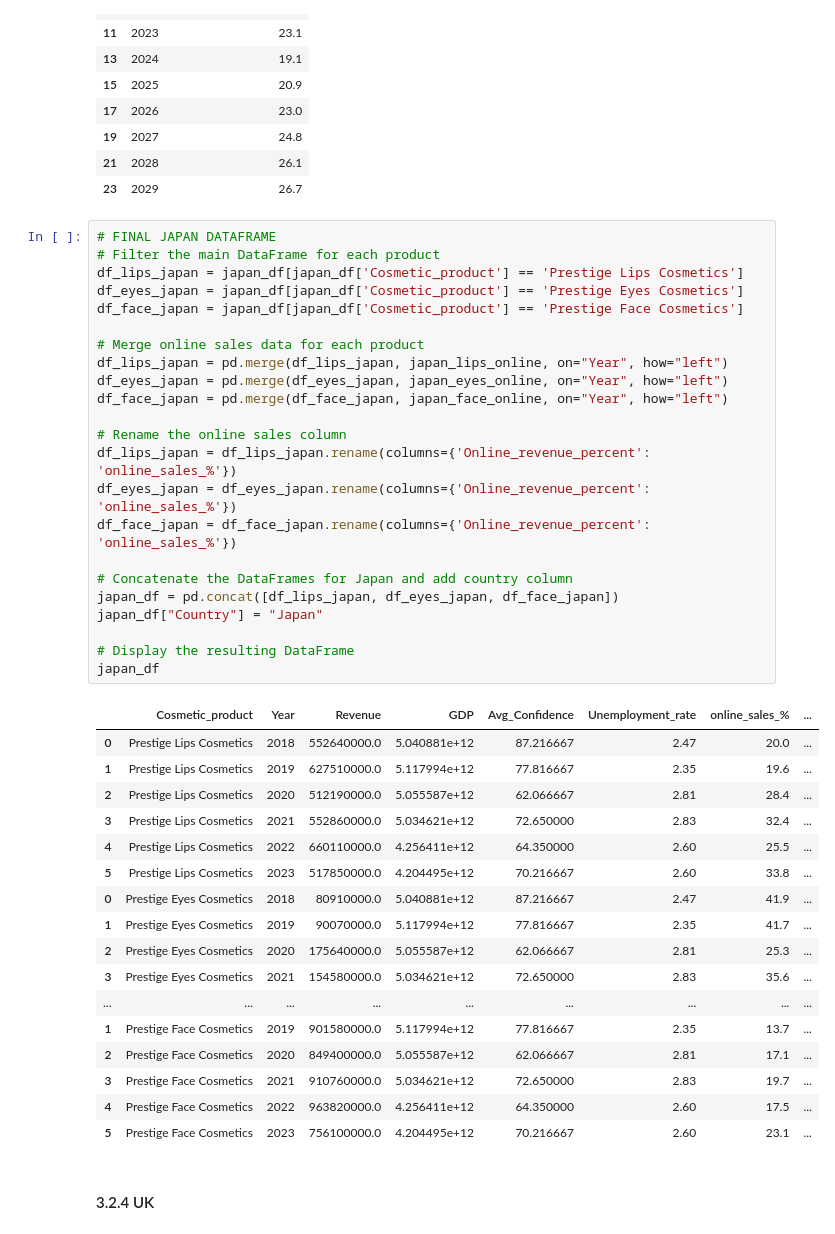
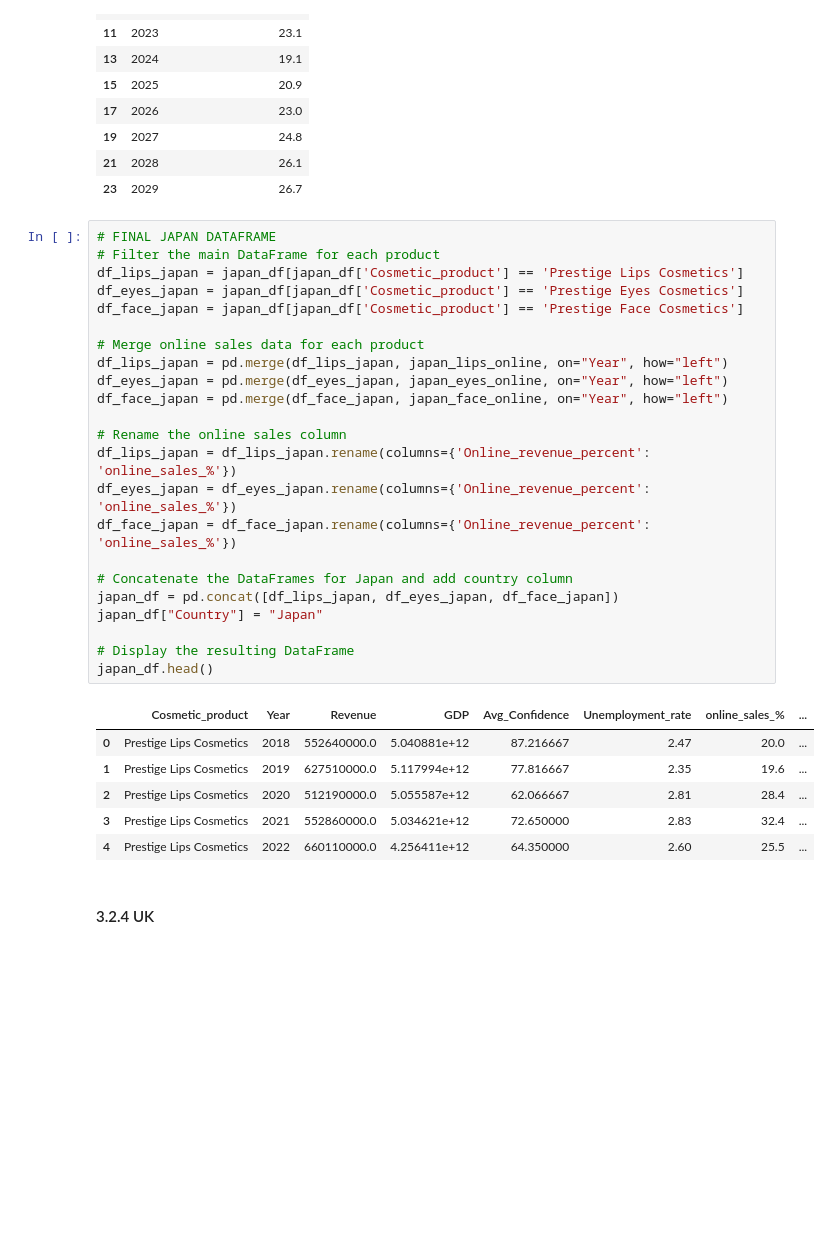
Before and after one commit to kaitlinjohnson1/Luxury_goods_project, a Jupyter notebook: code/visualisations_code.ipynb, the cells around one changed output. Drawn from its saved outputs; the diff is of its cells as text; blank space fills up the shorter version.

```diff
--- a/code/visualisations_code.ipynb
+++ b/code/visualisations_code.ipynb
@@ -1098,44 +1098,33 @@ japan_face_online
 # %%
 # FINAL JAPAN DATAFRAME
 # Filter the main DataFrame for each product
 df_lips_japan = japan_df[japan_df['Cosmetic_product'] == 'Prestige Lips Cosmetics']
 df_eyes_japan = japan_df[japan_df['Cosmetic_product'] == 'Prestige Eyes Cosmetics']
 df_face_japan = japan_df[japan_df['Cosmetic_product'] == 'Prestige Face Cosmetics']
 
 # Merge online sales data for each product
 df_lips_japan = pd.merge(df_lips_japan, japan_lips_online, on="Year", how="left")
 df_eyes_japan = pd.merge(df_eyes_japan, japan_eyes_online, on="Year", how="left")
 df_face_japan = pd.merge(df_face_japan, japan_face_online, on="Year", how="left")
 
 # Rename the online sales column
 df_lips_japan = df_lips_japan.rename(columns={'Online_revenue_percent': 'online_sales_%'})
 df_eyes_japan = df_eyes_japan.rename(columns={'Online_revenue_percent': 'online_sales_%'})
 df_face_japan = df_face_japan.rename(columns={'Online_revenue_percent': 'online_sales_%'})
 
 # Concatenate the DataFrames for Japan and add country column
 japan_df = pd.concat([df_lips_japan, df_eyes_japan, df_face_japan])
 japan_df["Country"] = "Japan"
 
 # Display the resulting DataFrame
-japan_df
+japan_df.head()
 # %% [output]
 |  | Cosmetic_product | Year | Revenue | GDP | Avg_Confidence | Unemployment_rate | online_sales_% | ... |
 | 0 | Prestige Lips Cosmetics | 2018 | 552640000.0 | 5.040881e+12 | 87.216667 | 2.47 | 20.0 | ... |
 | 1 | Prestige Lips Cosmetics | 2019 | 627510000.0 | 5.117994e+12 | 77.816667 | 2.35 | 19.6 | ... |
 | 2 | Prestige Lips Cosmetics | 2020 | 512190000.0 | 5.055587e+12 | 62.066667 | 2.81 | 28.4 | ... |
 | 3 | Prestige Lips Cosmetics | 2021 | 552860000.0 | 5.034621e+12 | 72.650000 | 2.83 | 32.4 | ... |
 | 4 | Prestige Lips Cosmetics | 2022 | 660110000.0 | 4.256411e+12 | 64.350000 | 2.60 | 25.5 | ... |
-| 5 | Prestige Lips Cosmetics | 2023 | 517850000.0 | 4.204495e+12 | 70.216667 | 2.60 | 33.8 | ... |
-| 0 | Prestige Eyes Cosmetics | 2018 | 80910000.0 | 5.040881e+12 | 87.216667 | 2.47 | 41.9 | ... |
-| 1 | Prestige Eyes Cosmetics | 2019 | 90070000.0 | 5.117994e+12 | 77.816667 | 2.35 | 41.7 | ... |
-| 2 | Prestige Eyes Cosmetics | 2020 | 175640000.0 | 5.055587e+12 | 62.066667 | 2.81 | 25.3 | ... |
-| 3 | Prestige Eyes Cosmetics | 2021 | 154580000.0 | 5.034621e+12 | 72.650000 | 2.83 | 35.6 | ... |
-| ... | ... | ... | ... | ... | ... | ... | ... | ... |
-| 1 | Prestige Face Cosmetics | 2019 | 901580000.0 | 5.117994e+12 | 77.816667 | 2.35 | 13.7 | ... |
-| 2 | Prestige Face Cosmetics | 2020 | 849400000.0 | 5.055587e+12 | 62.066667 | 2.81 | 17.1 | ... |
-| 3 | Prestige Face Cosmetics | 2021 | 910760000.0 | 5.034621e+12 | 72.650000 | 2.83 | 19.7 | ... |
-| 4 | Prestige Face Cosmetics | 2022 | 963820000.0 | 4.256411e+12 | 64.350000 | 2.60 | 17.5 | ... |
-| 5 | Prestige Face Cosmetics | 2023 | 756100000.0 | 4.204495e+12 | 70.216667 | 2.60 | 23.1 | ... |
 # %% [markdown]
 #### 3.2.4 UK
 # %%
```
Also changed, not shown: parts of 21 cells of this notebook.
